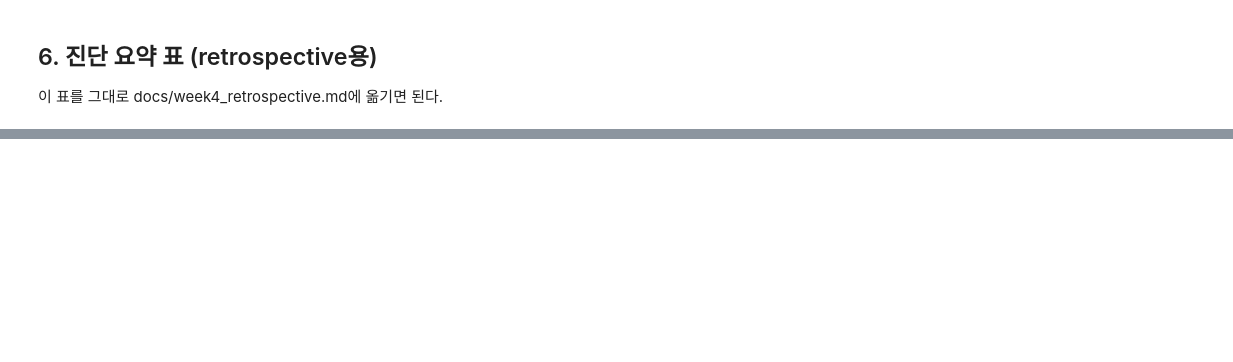
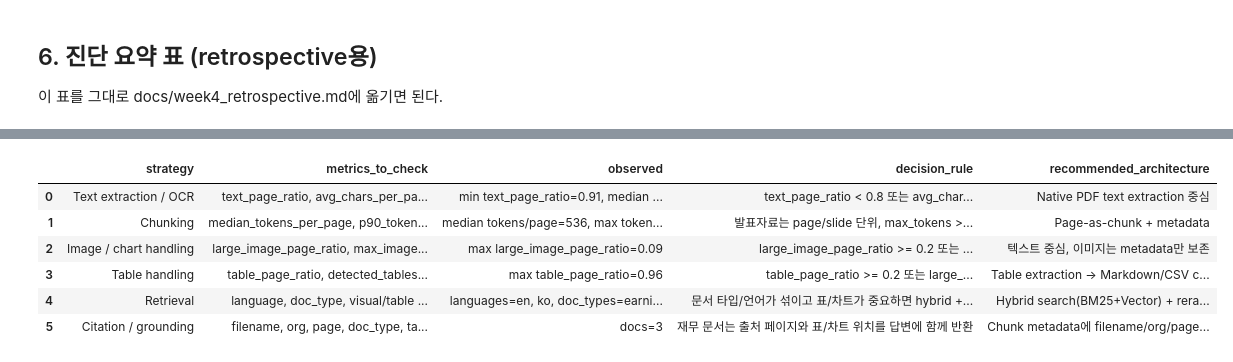
Before and after one commit to judy78799/Advanced-RAG-Multimodal-AI-Agent, a Jupyter notebook: notebooks/data_analysus.ipynb, the cells around one changed output, grey strips where cells are left out. Drawn from its saved outputs; the diff is of its cells as text; code cells hidden in the pictures; blank space fills up the shorter version.

```diff
--- a/notebooks/data_analysus.ipynb
+++ b/notebooks/data_analysus.ipynb
@@ -350,0 +797,88 @@ summary
+# %%
+# 코퍼스 전체 관찰값 요약
+corpus = {
+    "docs": len(strategy_metrics),
+    "languages": ", ".join(sorted(strategy_metrics["language"].dropna().astype(str).unique())),
+    "doc_types": ", ".join(sorted(strategy_metrics["doc_type"].dropna().astype(str).unique())),
+    "min_text_page_ratio": strategy_metrics["text_page_ratio"].min(),
+    "median_avg_chars_per_page": strategy_metrics["avg_chars_per_page"].median(),
+    "median_tokens_per_page": strategy_metrics["median_tokens_per_page"].median(),
+    "max_tokens_per_page": strategy_metrics["max_tokens_per_page"].max(),
+    "max_large_image_page_ratio": strategy_metrics["large_image_page_ratio"].max(),
+    "max_table_page_ratio": strategy_metrics["table_page_ratio"].max(),
+    # "max_page_number_ratio": strategy_metrics["page_number_ratio"].max(), # PDF 중 가장 페이지 번호 패턴이 자주 등장하는 문서의 비율
+}
+
+
+def yes_no(condition):
+    return "필요" if condition else "낮음"
+
+architecture_decision_table = pd.DataFrame([
+    {
+        "strategy": "Text extraction / OCR",
+        "metrics_to_check": "text_page_ratio, avg_chars_per_page, chars_per_mb",
+        "observed": f"min text_page_ratio={corpus['min_text_page_ratio']}, median avg_chars/page={corpus['median_avg_chars_per_page']:.0f}",
+        "decision_rule": "text_page_ratio < 0.8 또는 avg_chars/page < 200이면 OCR/layout 보강",
+        "recommended_architecture": (
+            "OCR + layout-aware extraction"
+            if corpus["min_text_page_ratio"] < 0.8 or corpus["median_avg_chars_per_page"] < 200
+            else "Native PDF text extraction 중심"
+        ),
+    },
+    {
+        "strategy": "Chunking",
+        "metrics_to_check": "median_tokens_per_page, p90_tokens_per_page, max_tokens_per_page, doc_type",
+        "observed": f"median tokens/page={corpus['median_tokens_per_page']:.0f}, max tokens/page={corpus['max_tokens_per_page']:.0f}",
+        "decision_rule": "발표자료는 page/slide 단위, max_tokens >= 1500이면 recursive chunking",
+        "recommended_architecture": (
+            "Slide/page-aware + recursive chunking 혼합"
+            if corpus["max_tokens_per_page"] >= 1500
+            else "Page-as-chunk + metadata"
+        ),
+    },
+    {
+        "strategy": "Image / chart handling",
+        "metrics_to_check": "large_image_page_ratio, max_image_area_ratio, image_objects",
+        "observed": f"max large_image_page_ratio={corpus['max_large_image_page_ratio']}",
+        "decision_rule": "large_image_page_ratio >= 0.2 또는 max_image_area_ratio >= 0.25이면 chart/image caption 필요",
+        "recommended_architecture": (
+            "Image/chart caption chunks + page screenshot 보존"
+            if (strategy_metrics["large_image_page_ratio"].ge(0.2).any() or strategy_metrics["max_image_area_ratio"].ge(0.25).any())
+            else "텍스트 중심, 이미지는 metadata만 보존"
+        ),
+    },
+    {
+        "strategy": "Table handling",
+        "metrics_to_check": "table_page_ratio, detected_tables, large_tables, tables_with_header",
+        "observed": f"max table_page_ratio={corpus['max_table_page_ratio']}",
+        "decision_rule": "table_page_ratio >= 0.2 또는 large_tables > 0이면 표를 별도 chunk/index로 저장",
+        "recommended_architecture": (
+            "Table extraction → Markdown/CSV chunks → table-aware retrieval"
+            if (strategy_metrics["table_page_ratio"].ge(0.2).any() or strategy_metrics["large_tables"].gt(0).any())
+            else "일반 텍스트 chunk 안에 표 텍스트 포함"
+        ),
+    },
+    {
+        "strategy": "Retrieval",
+        "metrics_to_check": "language, doc_type, visual/table 필요 여부,repeated_short_lines", # page_number_ratio 제거
+        "observed": f"languages={corpus['languages']}, doc_types={corpus['doc_types']}", # , max page_number_ratio={corpus['max_page_number_ratio']}" 제거
+        "decision_rule": "문서 타입/언어가 섞이고 표/차트가 중요하면 hybrid + reranker + metadata filter",
+        "recommended_architecture": "Hybrid search(BM25+Vector) + reranker + filename/org/page/doc_type metadata filter",
+    },
+    {
+        "strategy": "Citation / grounding",
+        "metrics_to_check": "filename, org, page, doc_type, table/image bbox",
+        "observed": f"docs={corpus['docs']}",
+        "decision_rule": "재무 문서는 출처 페이지와 표/차트 위치를 답변에 함께 반환",
+        "recommended_architecture": "Chunk metadata에 filename/org/page/section_type/bbox 저장 + answer citation",
+    },
+])
+
+architecture_decision_table.to_csv(
+    DATA_PROCESSED / "week4_architecture_decision_table.csv",
+    index=False,
+    encoding="utf-8-sig",
+)
+print(f"저장: {DATA_PROCESSED / 'week4_architecture_decision_table.csv'}")
+architecture_decision_table
+# %% [output]
@@ -350,0 +886,7 @@ summary
+|  | strategy | metrics_to_check | observed | decision_rule | recommended_architecture |
+| 0 | Text extraction / OCR | text_page_ratio, avg_chars_per_pa... | min text_page_ratio=0.91, median ... | text_page_ratio < 0.8 또는 avg_char... | Native PDF text extraction 중심 |
+| 1 | Chunking | median_tokens_per_page, p90_token... | median tokens/page=536, max token... | 발표자료는 page/slide 단위, max_tokens >... | Page-as-chunk + metadata |
+| 2 | Image / chart handling | large_image_page_ratio, max_image... | max large_image_page_ratio=0.09 | large_image_page_ratio >= 0.2 또는 ... | 텍스트 중심, 이미지는 metadata만 보존 |
+| 3 | Table handling | table_page_ratio, detected_tables... | max table_page_ratio=0.96 | table_page_ratio >= 0.2 또는 large_... | Table extraction → Markdown/CSV c... |
+| 4 | Retrieval | language, doc_type, visual/table ... | languages=en, ko, doc_types=earni... | 문서 타입/언어가 섞이고 표/차트가 중요하면 hybrid +... | Hybrid search(BM25+Vector) + rera... |
+| 5 | Citation / grounding | filename, org, page, doc_type, ta... | docs=3 | 재무 문서는 출처 페이지와 표/차트 위치를 답변에 함께 반환 | Chunk metadata에 filename/org/page... |
```
Also changed, not shown: parts of 18 cells of this notebook.
